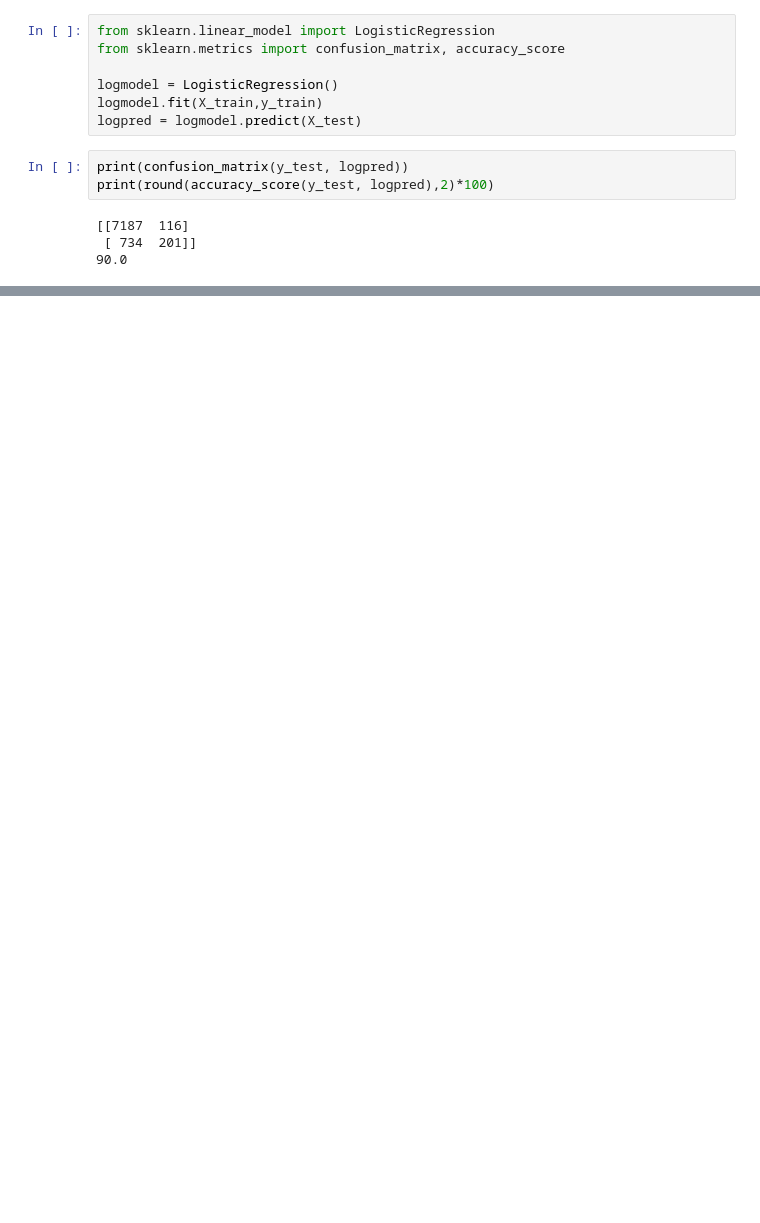
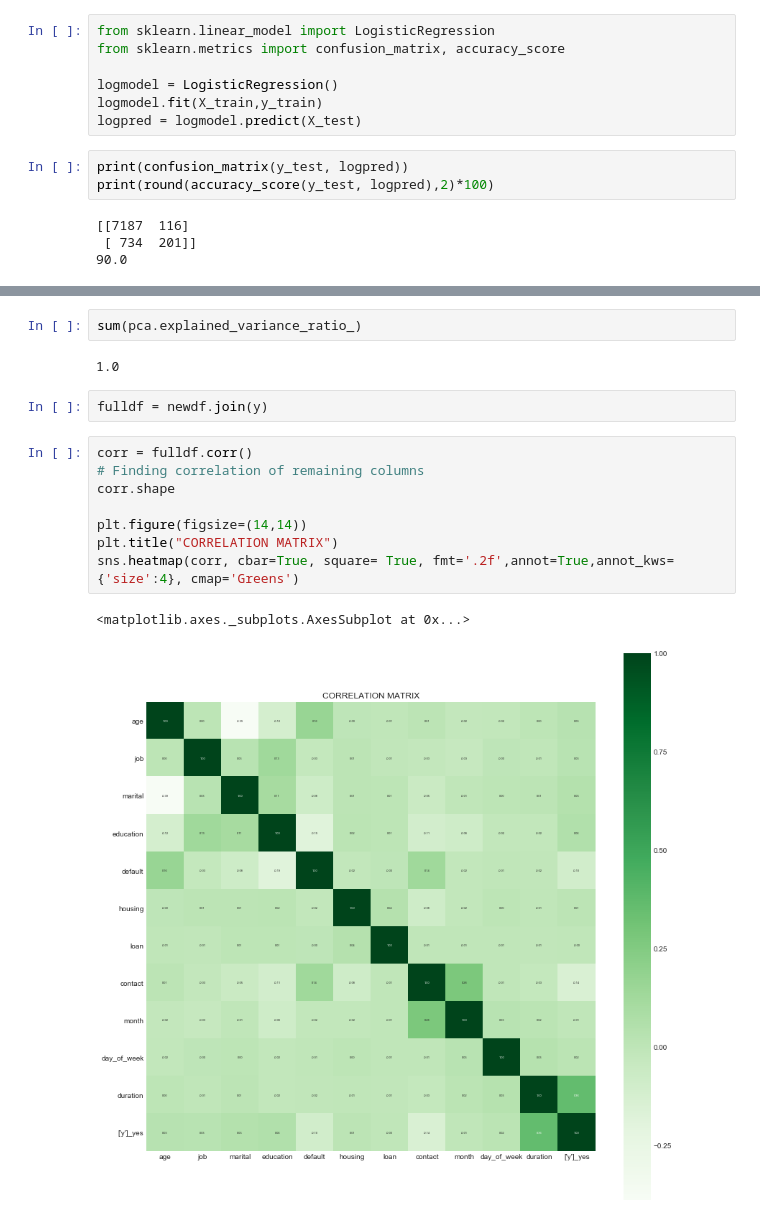
Before and after one commit to SidJain1412/BankMarketingEDA, a Jupyter notebook: EDA.ipynb, the cells around one changed output, grey strips where cells are left out. Saved outputs shown, nothing was run; the diff lists cells and outputs as text; blank space fills up the shorter version.

```diff
--- a/EDA.ipynb
+++ b/EDA.ipynb
@@ -330,0 +434,17 @@ print(round(accuracy_score(y_test, logpred),2)*100)
+# %%
+sum(pca.explained_variance_ratio_)
+# %% [output]
+1.0
+# %%
+fulldf = newdf.join(y)
+# %%
+corr = fulldf.corr()
+# Finding correlation of remaining columns
+corr.shape
+
+plt.figure(figsize=(14,14))
+plt.title("CORRELATION MATRIX")
+sns.heatmap(corr, cbar=True, square= True, fmt='.2f',annot=True,annot_kws={'size':4}, cmap='Greens')
+# %% [output]
+<matplotlib.axes._subplots.AxesSubplot at 0x...>
+[figure, added]
```
Also changed, not shown: parts of 19 cells of this notebook.
